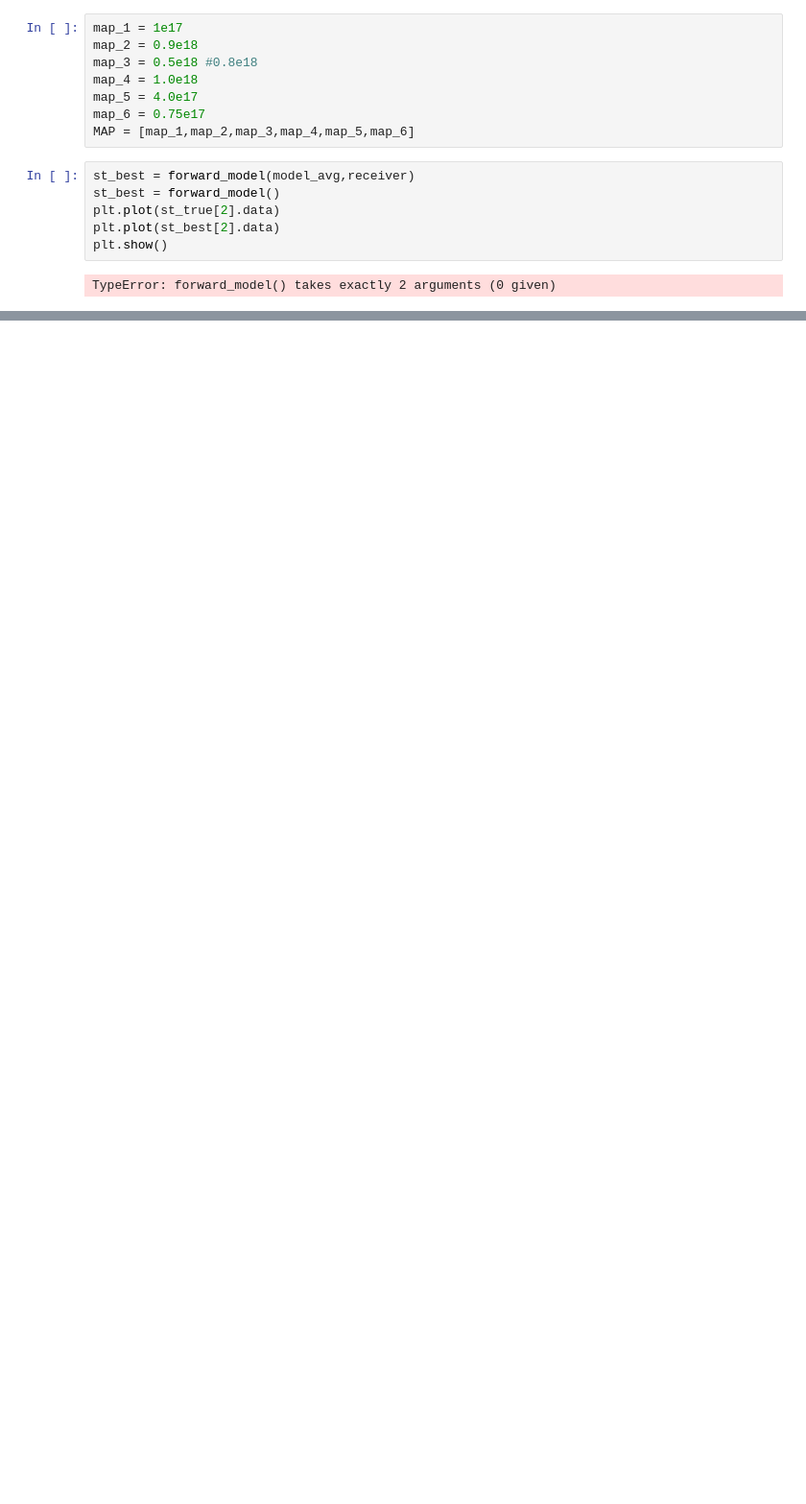
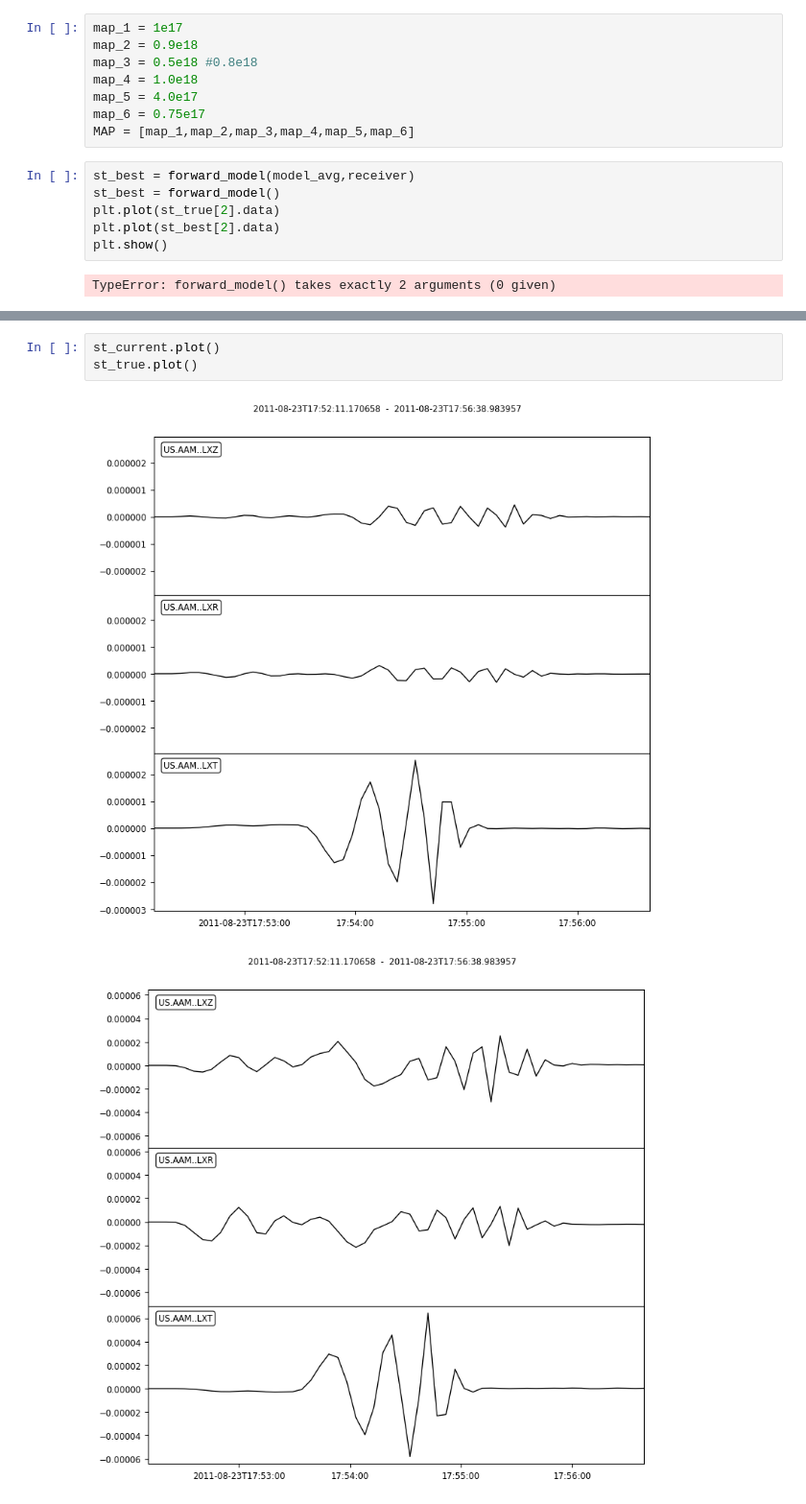
Before and after one commit to romaguir/mcmcmt, a Jupyter notebook: example_1.ipynb, the cells around one changed output, grey strips where cells are left out. Shown: that part at 96% size. Cells and saved outputs as stored; diff of their text form; blank space fills up the shorter version.

```diff
--- a/example_1.ipynb
+++ b/example_1.ipynb
@@ -422,0 +448,6 @@ print np.array(mt_true)/1E7
+# %%
+st_current.plot()
+st_true.plot()
+# %% [output]
+[figure, added]
+[figure, added]
```
Also changed, not shown: parts of 12 cells of this notebook.
